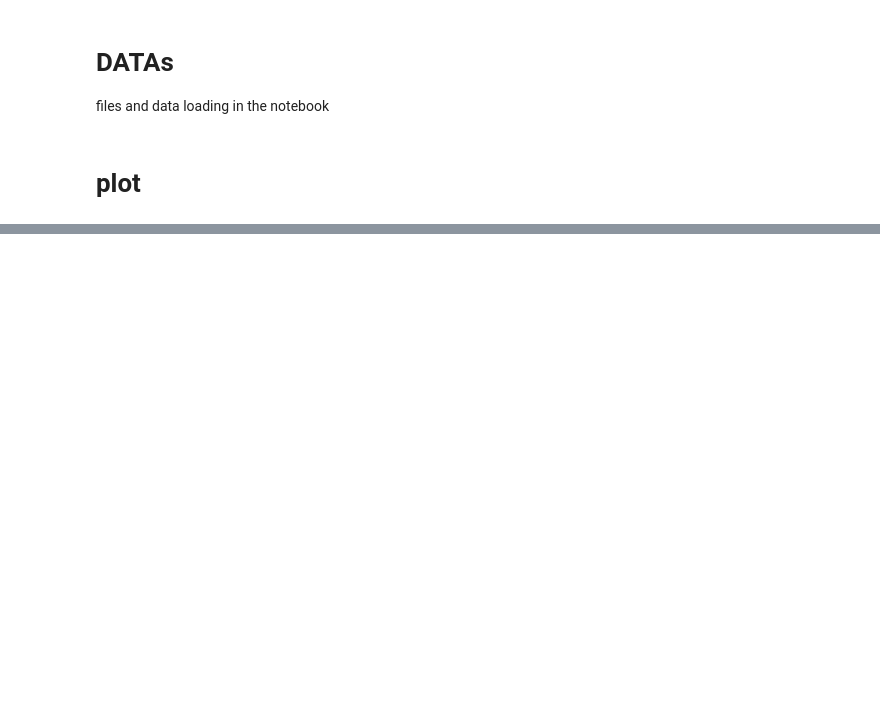
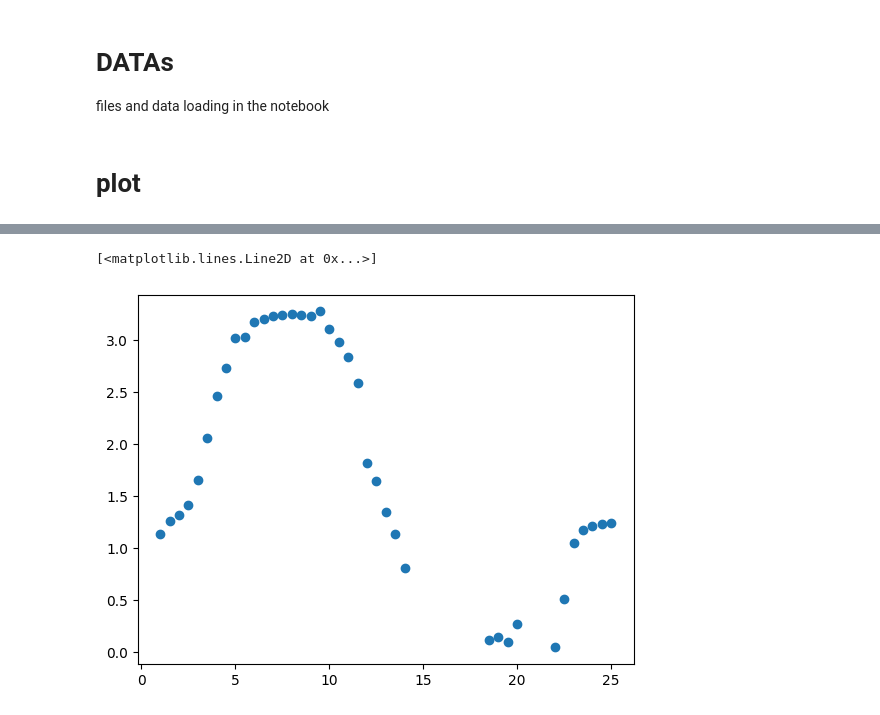
Before and after one commit to vijaypanchalr3/prosus, a Jupyter notebook: src/analysis/analysis.ipynb, the cells around one changed output, grey strips where cells are left out. Cells and saved outputs as stored; diff of their text form; code cells hidden in the pictures; blank space fills up the shorter version.

```diff
--- a/src/analysis/analysis.ipynb
+++ b/src/analysis/analysis.ipynb
@@ -35,0 +41,5 @@ plot(0,3)
+# %%
+plt.plot(arrays[0],array3,"o")
+# %% [output]
+[<matplotlib.lines.Line2D at 0x...>]
+[figure, added]
```
Also changed, not shown: parts of 5 cells of this notebook, 2 other files.
